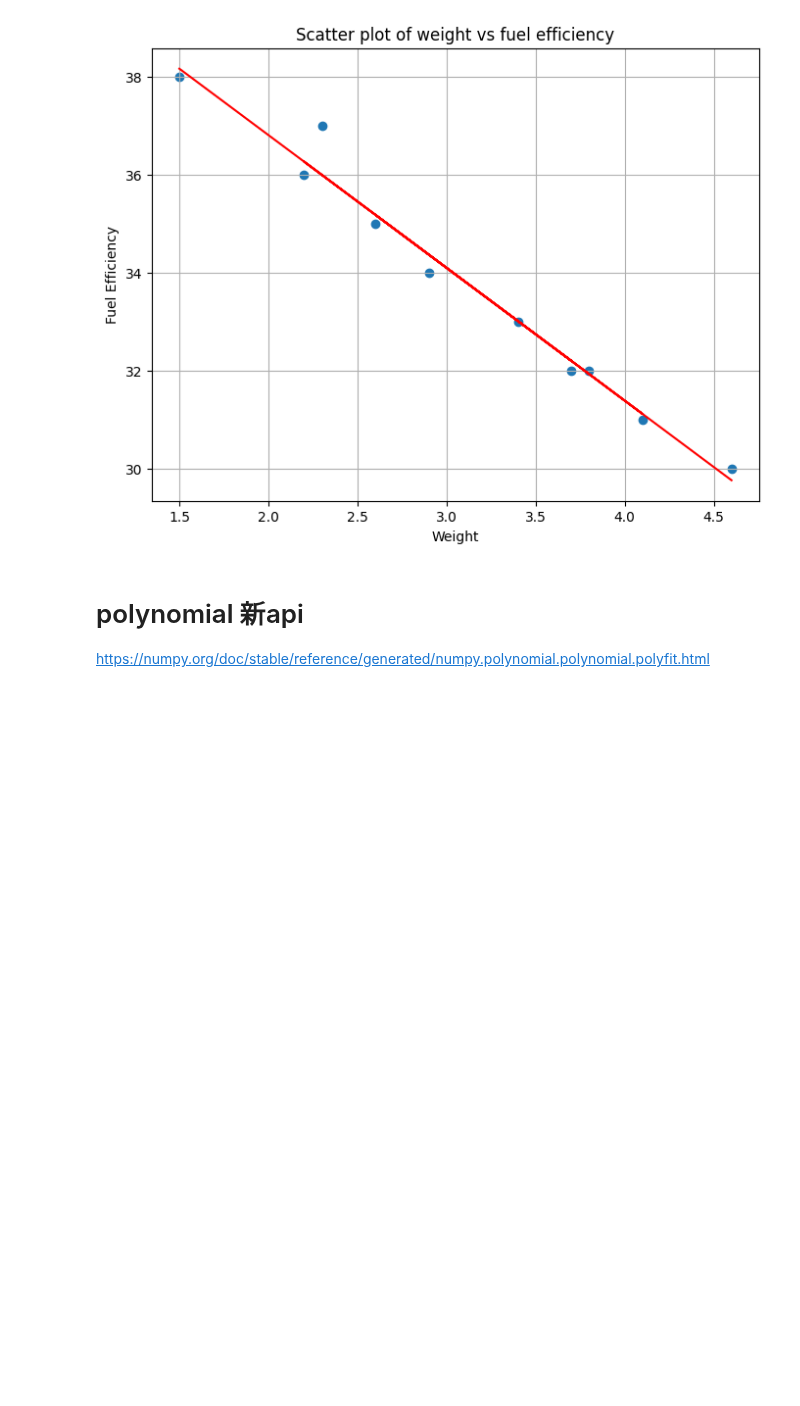
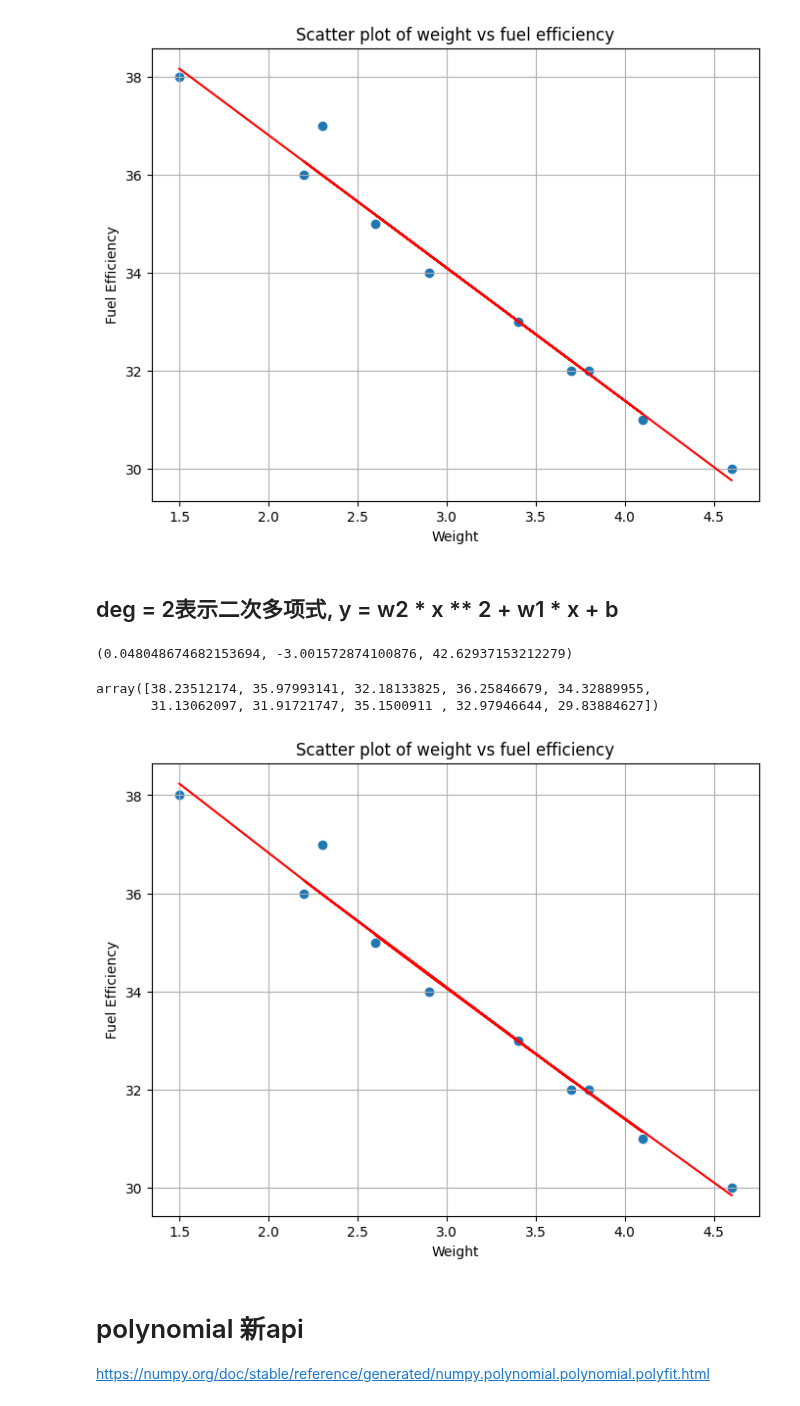
Before and after one commit to NagatoYuki0943/ML, a Jupyter notebook: code/numpy/polyfit&polynomial.ipynb, the cells around one changed output. Cells and saved outputs as stored; diff of their text form; code cells hidden in the pictures; blank space fills up the shorter version.

```diff
--- a/code/numpy/polyfit&polynomial.ipynb
+++ b/code/numpy/polyfit&polynomial.ipynb
@@ -23,6 +31,30 @@ plt.ylabel('Fuel Efficiency')
 plt.grid(True)
 # %% [output]
 [figure]
+# %% [markdown]
+## deg = 2表示二次多项式, y = w2 * x ** 2 + w1 * x + b
+# %%
+w2, w1, b = np.polyfit(x=weight, y=fuel_efficiency, deg=2)
+w2, w1, b
+# %% [output]
+(0.048048674682153694, -3.001572874100876, 42.62937153212279)
+# %%
+y_pred = w2 * weight ** 2 + w1 * weight + b
+y_pred
+# %% [output]
+array([38.23512174, 35.97993141, 32.18133825, 36.25846679, 34.32889955,
+       31.13062097, 31.91721747, 35.1500911 , 32.97946644, 29.83884627])
+# %%
+# 创建散点图
+plt.figure(figsize=(8, 6))
+plt.scatter(weight, fuel_efficiency)
+plt.plot(weight, y_pred, color='red')
+plt.title('Scatter plot of weight vs fuel efficiency')
+plt.xlabel('Weight')
+plt.ylabel('Fuel Efficiency')
+plt.grid(True)
+# %% [output]
+[figure, added]
 # %% [markdown]
 # polynomial 新api
 
```
Also changed, not shown: parts of 12 cells of this notebook.
